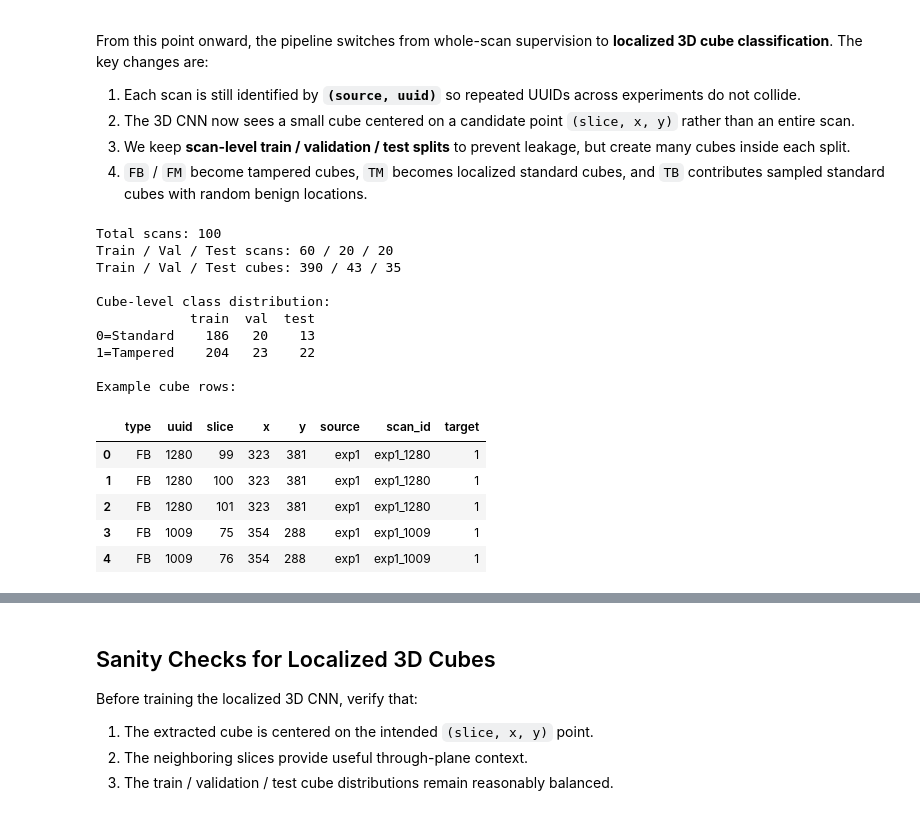
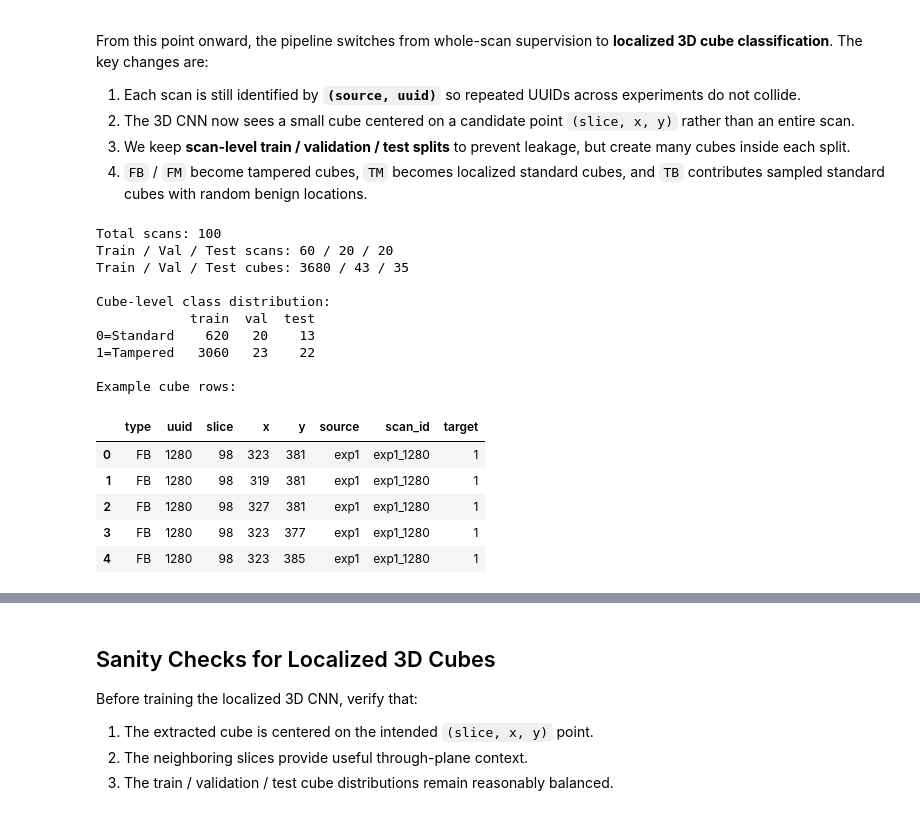
Before and after one commit to billhan5732/CS172B_Project, a Jupyter notebook: src/nick_3D_cnn.ipynb, the cells around one changed output, grey strips where cells are left out. Cells and saved outputs as stored; diff of their text form; code cells hidden in the pictures.

```diff
--- a/src/nick_3D_cnn.ipynb
+++ b/src/nick_3D_cnn.ipynb
@@ -646,6 +659,10 @@ def _safe_random_coord(rng: np.random.Generator, limit: int, half_patch: int) ->
     return int(rng.integers(half_patch, limit - half_patch))
 
 
+def _clamp_xy(x: int, y: int, width: int, height: int) -> Tuple[int, int]:
+    return max(0, min(int(x), width - 1)), max(0, min(int(y), height - 1))
+
+
 def build_cube_rows(
     df: pd.DataFrame,
     allowed_scan_ids: set,
@@ -654,8 +671,10 @@ def build_cube_rows(
     center_z_shifts: Tuple[int, ...],
     tb_slices_per_uuid: int,
     tb_coords_per_slice: int,
-) -> pd.DataFrame:
-    """Build localized 3D cube labels inside one split."""
+    use_dense_offsets: bool,
+    add_tm_ring_offsets: bool,
+ ) -> pd.DataFrame:
+    """Build localized 3D cube labels inside one split with optional harder positives and negatives."""
     binary_map = {"TB": 0, "TM": 0, "FB": 1, "FM": 1}
     base_df = df.copy()
     base_df["uuid"] = base_df["uuid"].astype(str)
@@ -683,13 +702,29 @@ def build_cube_rows(
     local_df = base_df[base_df["type"].isin(["FB", "FM", "TM"])].copy()
     for _, row in local_df.iterrows():
         source = str(row["source"]); uuid = str(row["uuid"])
-        Z, _, _ = get_shape(source, uuid)
+        label_type = str(row["type"])
+        Z, H, W = get_shape(source, uuid)
         z_center = int(row["slice"])
+        x_center = int(row["x"])
+        y_center = int(row["y"])
+
+        if use_dense_offsets:
+            xy_offsets = cfg.positive_xy_offsets if label_type in {"FB", "FM"} else cfg.standard_xy_offsets
+            extra_offsets = cfg.tm_hard_negative_offsets if (label_type == "TM" and add_tm_ring_offsets) else []
+        else:
+            xy_offsets = [(0, 0)]
+            extra_offsets = []
+
         for dz in center_z_shifts:
             z = z_center + int(dz)
-            if 0 <= z < Z:
+            if not (0 <= z < Z):
+                continue
+            for dx, dy in list(xy_offsets) + list(extra_offsets):
+                x, y = _clamp_xy(x_center + dx, y_center + dy, W, H)
                 r = row.to_dict()
                 r["slice"] = int(z)
+                r["x"] = int(x)
+                r["y"] = int(y)
                 rows.append(r)
 
     tb_rows = base_df[(base_df["type"] == "TB") & (base_df["slice"] == 0) & (base_df["x"] == 0) & (base_df["y"] == 0)].copy()
@@ -738,6 +773,8 @@ train_cube_df = build_cube_rows(
     center_z_shifts=CFG.cube_train_center_shifts,
     tb_slices_per_uuid=CFG.tb_negative_slices_per_uuid,
     tb_coords_per_slice=CFG.tb_negative_coords_per_slice,
+    use_dense_offsets=True,
+    add_tm_ring_offsets=True,
  )
 val_cube_df = build_cube_rows(
     combined_df,
@@ -747,6 +784,8 @@ val_cube_df = build_cube_rows(
     center_z_shifts=CFG.cube_eval_center_shifts,
     tb_slices_per_uuid=max(2, CFG.tb_negative_slices_per_uuid // 2),
     tb_coords_per_slice=max(1, CFG.tb_negative_coords_per_slice // 2),
+    use_dense_offsets=False,
+    add_tm_ring_offsets=False,
  )
 test_cube_df = build_cube_rows(
     combined_df,
@@ -756,47 +795,49 @@ test_cube_df = build_cube_rows(
     center_z_shifts=CFG.cube_eval_center_shifts,
     tb_slices_per_uuid=max(2, CFG.tb_negative_slices_per_uuid // 2),
     tb_coords_per_slice=max(1, CFG.tb_negative_coords_per_slice // 2),
+    use_dense_offsets=False,
+    add_tm_ring_offsets=False,
  )
 
 scan_df.to_csv(CFG.scan_manifest_csv, index=False)
 train_cube_df.to_csv(CFG.train_cube_csv, index=False)
 val_cube_df.to_csv(CFG.val_cube_csv, index=False)
 test_cube_df.to_csv(CFG.test_cube_csv, index=False)
 
 print(f"Total scans: {len(scan_df)}")
 print(f"Train / Val / Test scans: {len(train_scan_df)} / {len(val_scan_df)} / {len(test_scan_df)}")
 print(f"Train / Val / Test cubes: {len(train_cube_df)} / {len(val_cube_df)} / {len(test_cube_df)}")
 
 print("\nCube-level class distribution:")
 cube_distribution = pd.DataFrame(
     {
         "train": train_cube_df["target"].value_counts().sort_index(),
         "val": val_cube_df["target"].value_counts().sort_index(),
         "test": test_cube_df["target"].value_counts().sort_index(),
     }
 ).fillna(0).astype(int)
 cube_distribution.index = ["0=Standard", "1=Tampered"]
 print(cube_distribution)
 
 print("\nExample cube rows:")
 train_cube_df.head()
 # %% [output]
 Total scans: 100
 Train / Val / Test scans: 60 / 20 / 20
-Train / Val / Test cubes: 390 / 43 / 35
+Train / Val / Test cubes: 3680 / 43 / 35
 
 Cube-level class distribution:
             train  val  test
-0=Standard    186   20    13
-1=Tampered    204   23    22
+0=Standard    620   20    13
+1=Tampered   3060   23    22
 
 Example cube rows:
 |  | type | uuid | slice | x | y | source | scan_id | target |
-| 0 | FB | 1280 | 99 | 323 | 381 | exp1 | exp1_1280 | 1 |
-| 1 | FB | 1280 | 100 | 323 | 381 | exp1 | exp1_1280 | 1 |
-| 2 | FB | 1280 | 101 | 323 | 381 | exp1 | exp1_1280 | 1 |
-| 3 | FB | 1009 | 75 | 354 | 288 | exp1 | exp1_1009 | 1 |
-| 4 | FB | 1009 | 76 | 354 | 288 | exp1 | exp1_1009 | 1 |
+| 0 | FB | 1280 | 98 | 323 | 381 | exp1 | exp1_1280 | 1 |
+| 1 | FB | 1280 | 98 | 319 | 381 | exp1 | exp1_1280 | 1 |
+| 2 | FB | 1280 | 98 | 327 | 381 | exp1 | exp1_1280 | 1 |
+| 3 | FB | 1280 | 98 | 323 | 377 | exp1 | exp1_1280 | 1 |
+| 4 | FB | 1280 | 98 | 323 | 385 | exp1 | exp1_1280 | 1 |
 # %%
 # Localized 3D cube datasets and loaders
 train_cube_ds = CTCubeDataset3D(
```
Also changed, not shown: parts of 12 cells of this notebook, 1 other file.
